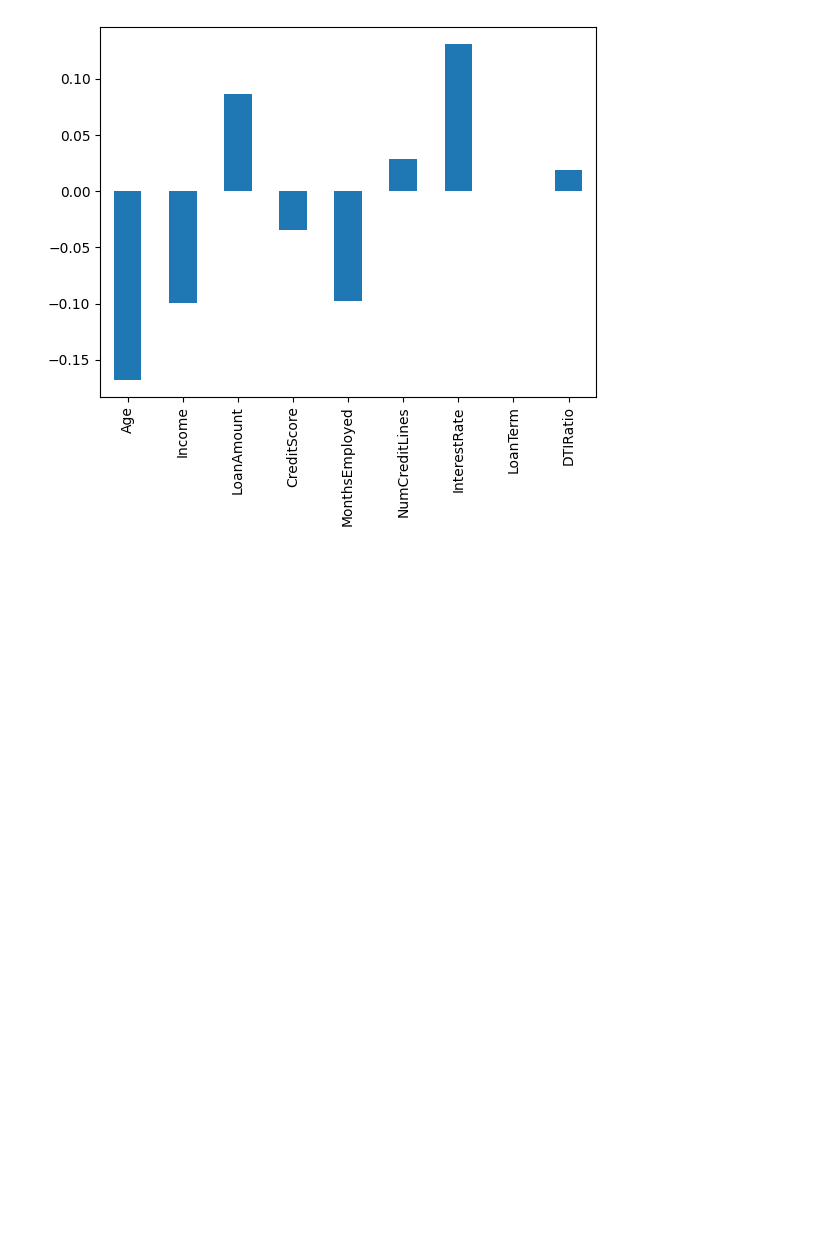
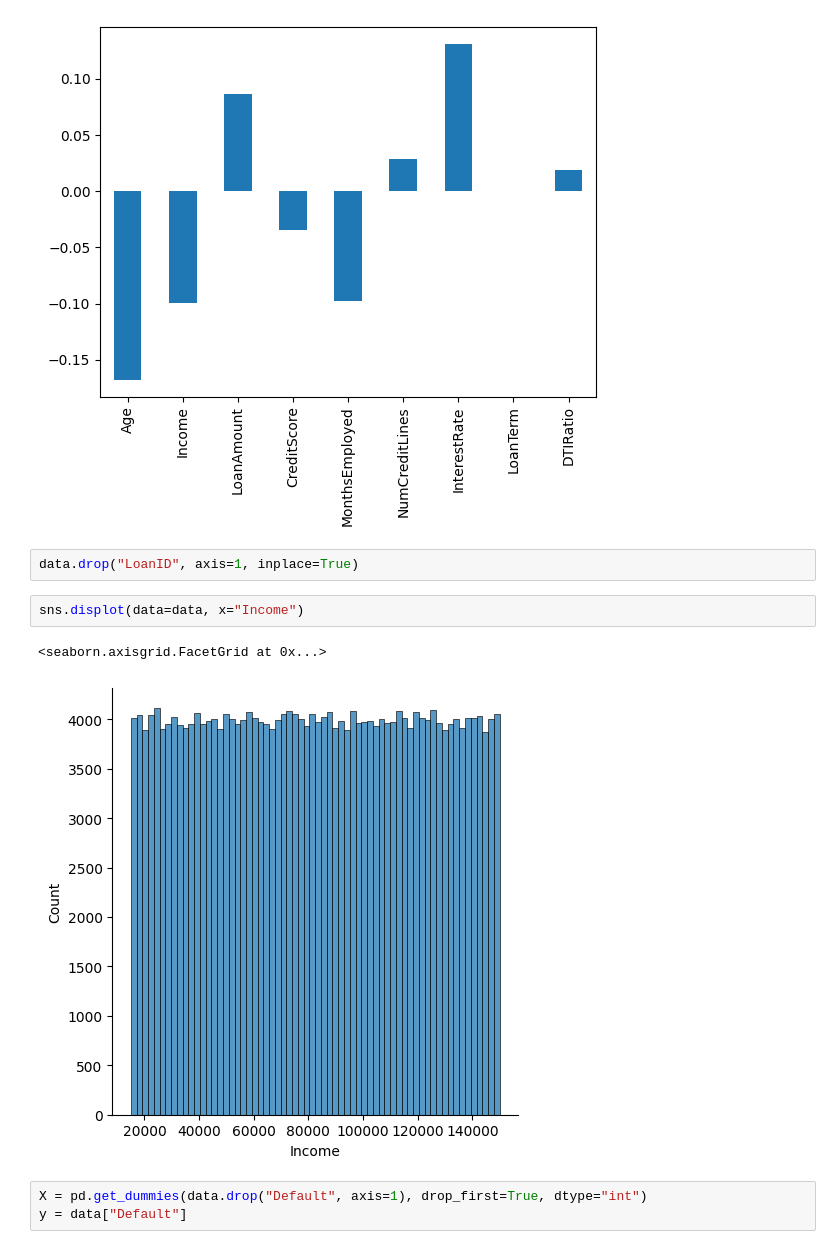
Before and after one commit to Ademola-Alabi/Loan_default_model, a Jupyter notebook: loan_default.ipynb, the cells around one changed output. Drawn from its saved outputs; the diff is of its cells as text; blank space fills up the shorter version.

Commit message:
EDA for the data completed

```diff
--- a/loan_default.ipynb
+++ b/loan_default.ipynb
@@ -45,3 +45,13 @@ data.corr(numeric_only=True)["Default"].drop("Default").plot(kind="bar")
 # %% [output]
 <Axes: >
 [figure]
+# %%
+data.drop("LoanID", axis=1, inplace=True)
+# %%
+sns.displot(data=data, x="Income")
+# %% [output]
+<seaborn.axisgrid.FacetGrid at 0x...>
+[figure, added]
+# %%
+X = pd.get_dummies(data.drop("Default", axis=1), drop_first=True, dtype="int")
+y = data["Default"]
```
Also changed, not shown: parts of 1 cell of this notebook.
